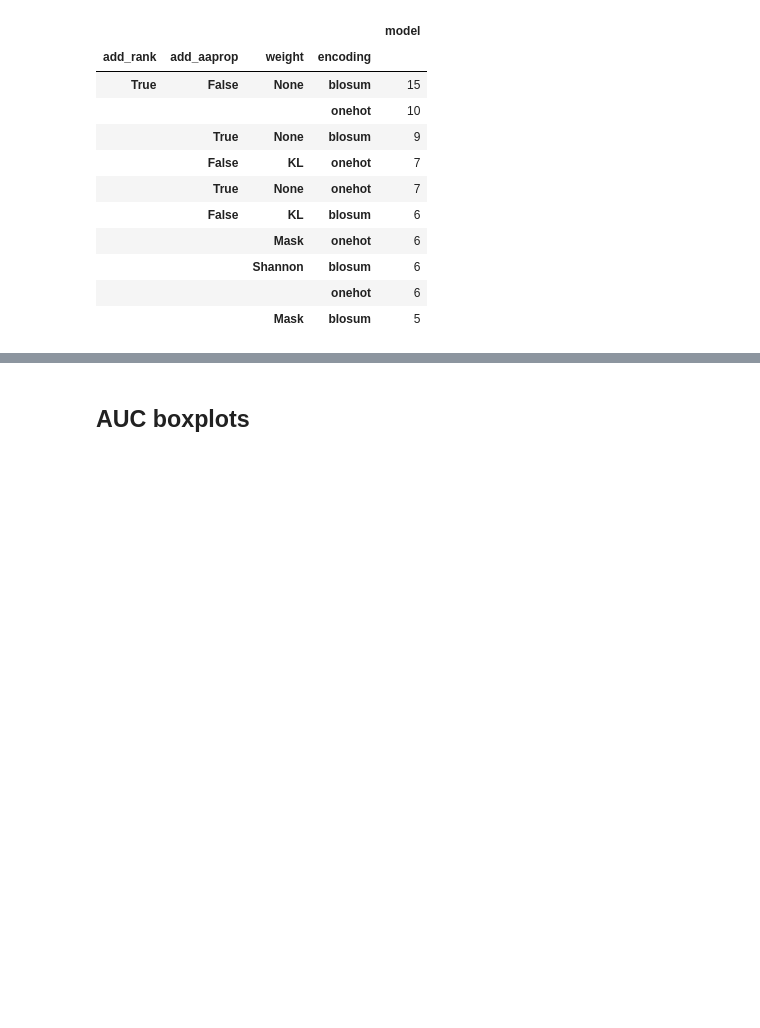
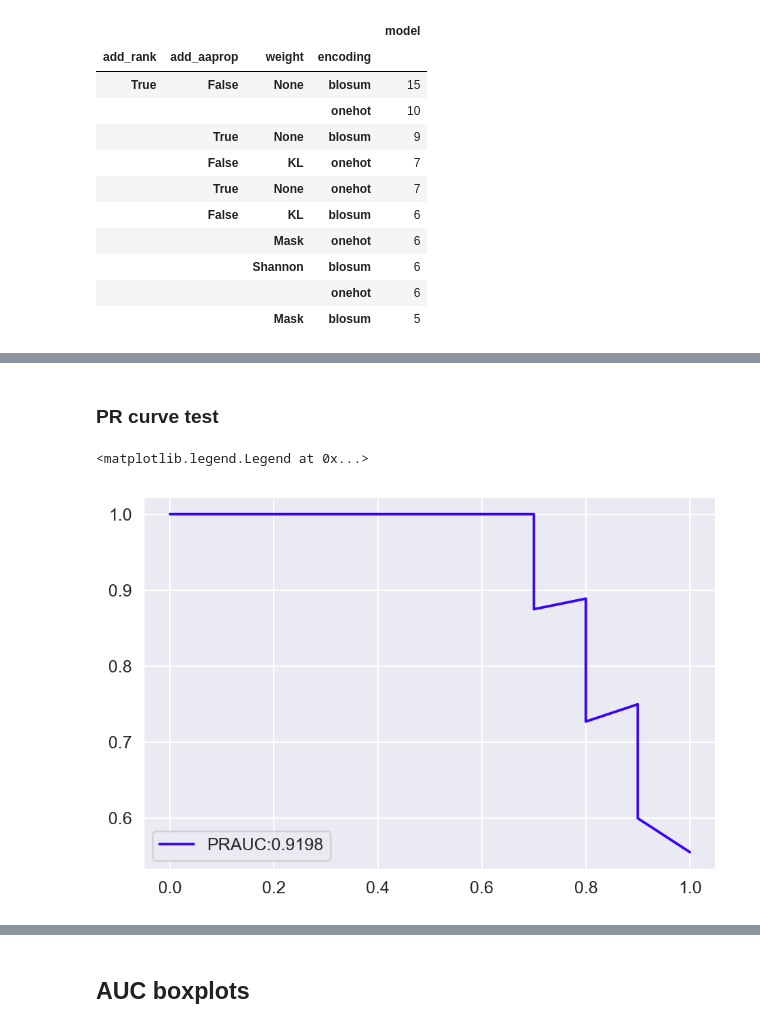
Before and after one commit to richieYT-wan/cedar, a Jupyter notebook: notebook/tuning_results.ipynb, the cells around one changed output, grey strips where cells are left out. Cells and saved outputs as stored; diff of their text form; code cells hidden in the pictures; blank space fills up the shorter version.

```diff
--- a/notebook/tuning_results.ipynb
+++ b/notebook/tuning_results.ipynb
@@ -566,4 +490,0 @@ df_rf.query('weight=="None"').sort_values('score_concat_cedar_auc',ascending=Fal
-# %%
-f,a = plt.subplots(1,1, figsize=(6,4))
-sns.boxplot(data=pd.concat([x for _, x in top100_methods.items()]), x='encoding', hue='weight', y='score_concat_cedar_auc')
-a.legend(bbox_to_anchor=(1,1))
@@ -672,0 +588,20 @@ valid_auc
+# %% [markdown]
+### PR curve test
+# %%
+from sklearn.metrics import precision_recall_curve, auc
+y_true = [1,1,1,0,1,
+          0,1,0,0,1,
+          0,0,1,0,1,
+          0,1,0,0,1]
+y_score = [0.8, 0.9, 0.75, 0.45, 0.4,
+           0.3, 0.2, 0.6, 0.2, 0.99,
+           0.3, 0.25, 0.65, 0.5, 0.75,
+           0.0, 0.99, 0.2, 0.12, 0.57]
+
+prec, rec, _ = precision_recall_curve(y_true, y_score)
+prauc = auc(rec,prec)
+plt.plot(rec, prec, label = f'PRAUC:{round(prauc,4)}')
+plt.legend()
+# %% [output]
+<matplotlib.legend.Legend at 0x...>
+[figure, added]
```
Also changed, not shown: parts of 86 cells of this notebook, 15 other files.
